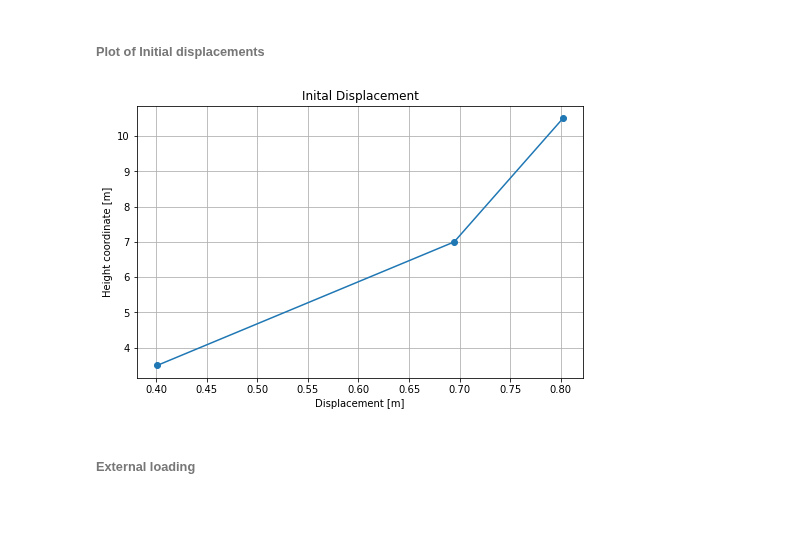
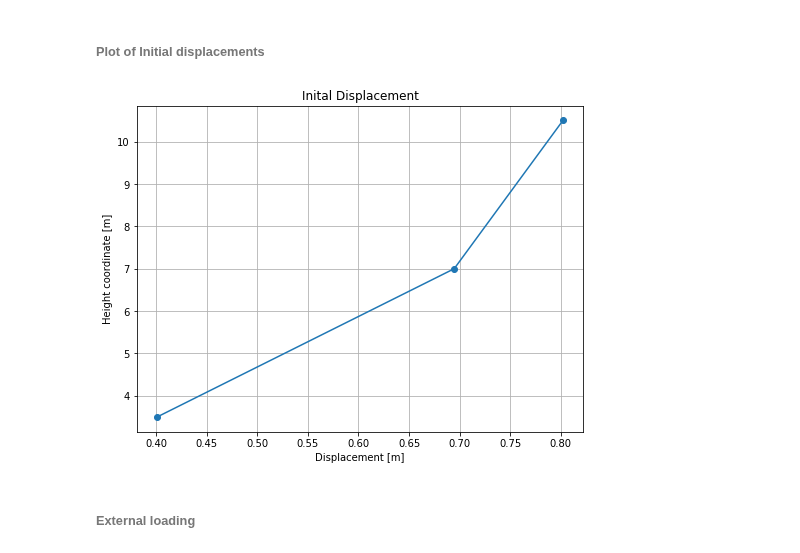
Before and after one commit to mpentek/SWELecture, a Jupyter notebook: Ex03StructuralAnalysis/swe_ws1819_3_2_mdof.ipynb, the cells around one changed output. Drawn from its saved outputs; the diff is of its cells as text; code cells hidden in the pictures; blank space fills up the shorter version.

```diff
--- a/Ex03StructuralAnalysis/swe_ws1819_3_2_mdof.ipynb
+++ b/Ex03StructuralAnalysis/swe_ws1819_3_2_mdof.ipynb
@@ -280,6 +291,6 @@ plt.close() # prevents inline display
 # %%
 # on windows
-plt.rcParams['animation.ffmpeg_path'] = 'C:\\Users\\ga39med\\Downloads\\ffmpeg402\\bin\\ffmpeg.exe'
+#plt.rcParams['animation.ffmpeg_path'] = 'C:\\Users\\ga39med\\Downloads\\ffmpeg402\\bin\\ffmpeg.exe'
 # on linux
 # plt.rcParams['animation.ffmpeg_path'] = u'/home/username/anaconda/envs/env_name/bin/ffmpeg'
 
@@ -328,14 +340,14 @@ va0 = np.zeros(m.shape[0])
 # %% [markdown]
 ######  Plot of Initial displacements
 # %%
-plt.figure(num=4, figsize=(8, 5))
+plt.figure(num=4, figsize=(8, 6))
 plt.plot(vu0, z[1:],marker='o')
 plt.title("Inital Displacement")
 plt.xlabel("Displacement [m]")
 plt.ylabel("Height coordinate [m]")
 plt.grid(True)
 # %% [output]
-[figure, old version]
+[figure, new version]
 # %% [markdown]
 ###### External loading
 # %% [markdown]
```
Also changed, not shown: parts of 25 cells of this notebook, 1 other file.
